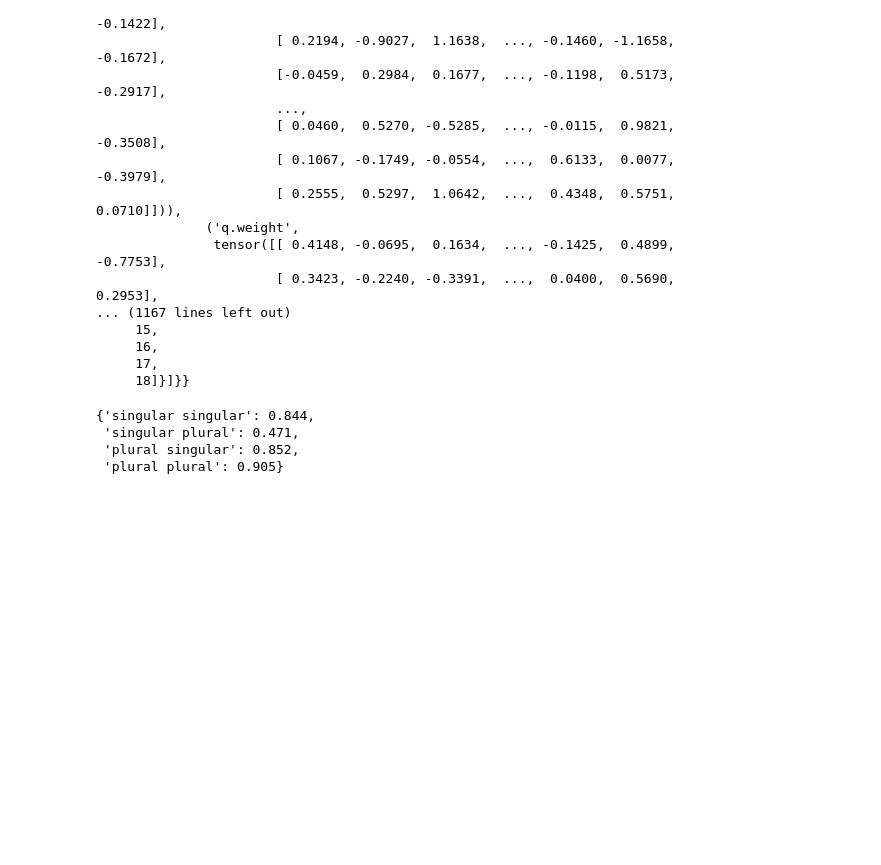
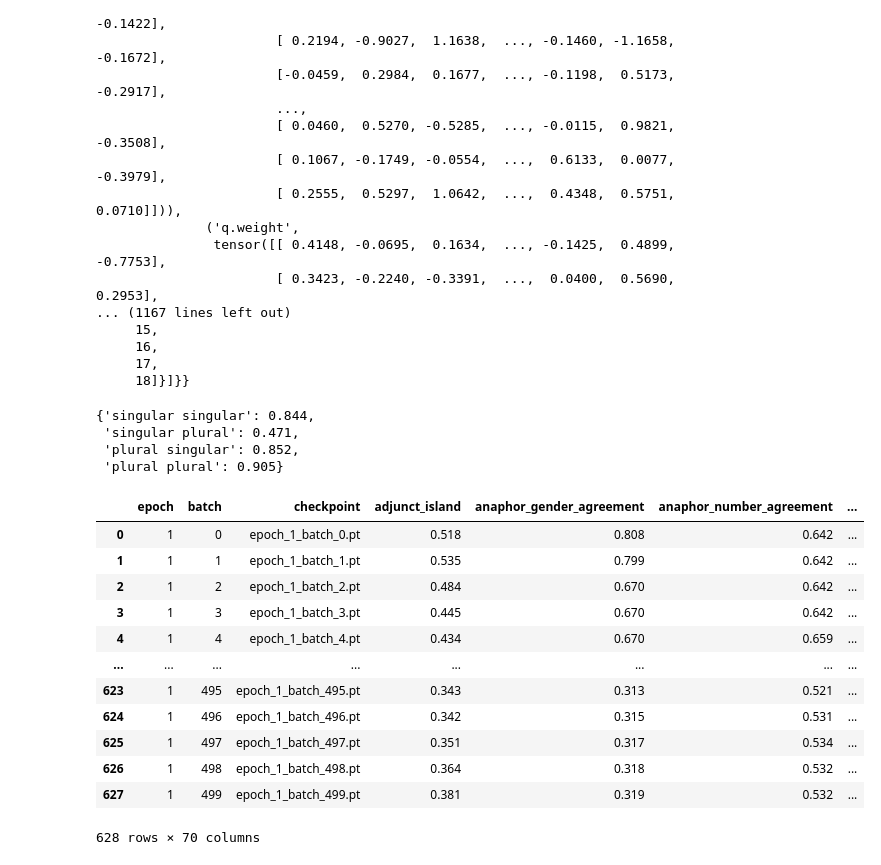
Before and after one commit to malo-renaudin/colorlessgreenRNNs, a Jupyter notebook: evaluation_notebooks/eval_hard_attention_nounpp.ipynb, the cells around one changed output. Saved outputs shown, nothing was run; the diff lists cells and outputs as text; code cells hidden in the pictures; blank space fills up the shorter version.

```diff
--- a/evaluation_notebooks/eval_hard_attention_nounpp.ipynb
+++ b/evaluation_notebooks/eval_hard_attention_nounpp.ipynb
@@ -311,3 +311,22 @@ eval(model, test_dataloader, temp)
  'singular plural': 0.471,
  'plural singular': 0.852,
  'plural plural': 0.905}
+# %%
+import pandas as pd
+df = pd.read_csv('/scratch2/mrenaudin/colorlessgreenRNNs/evaluation_notebooks/results/lstm_adam_full_check_blimp')
+# %%
+df
+# %% [output]
+|  | epoch | batch | checkpoint | adjunct_island | anaphor_gender_agreement | anaphor_number_agreement | ... |
+| 0 | 1 | 0 | epoch_1_batch_0.pt | 0.518 | 0.808 | 0.642 | ... |
+| 1 | 1 | 1 | epoch_1_batch_1.pt | 0.535 | 0.799 | 0.642 | ... |
+| 2 | 1 | 2 | epoch_1_batch_2.pt | 0.484 | 0.670 | 0.642 | ... |
+| 3 | 1 | 3 | epoch_1_batch_3.pt | 0.445 | 0.670 | 0.642 | ... |
+| 4 | 1 | 4 | epoch_1_batch_4.pt | 0.434 | 0.670 | 0.659 | ... |
+| ... | ... | ... | ... | ... | ... | ... | ... |
+| 623 | 1 | 495 | epoch_1_batch_495.pt | 0.343 | 0.313 | 0.521 | ... |
+| 624 | 1 | 496 | epoch_1_batch_496.pt | 0.342 | 0.315 | 0.531 | ... |
+| 625 | 1 | 497 | epoch_1_batch_497.pt | 0.351 | 0.317 | 0.534 | ... |
+| 626 | 1 | 498 | epoch_1_batch_498.pt | 0.364 | 0.318 | 0.532 | ... |
+| 627 | 1 | 499 | epoch_1_batch_499.pt | 0.381 | 0.319 | 0.532 | ... |
+628 rows × 70 columns
```
Also changed, not shown: 15 other files.
